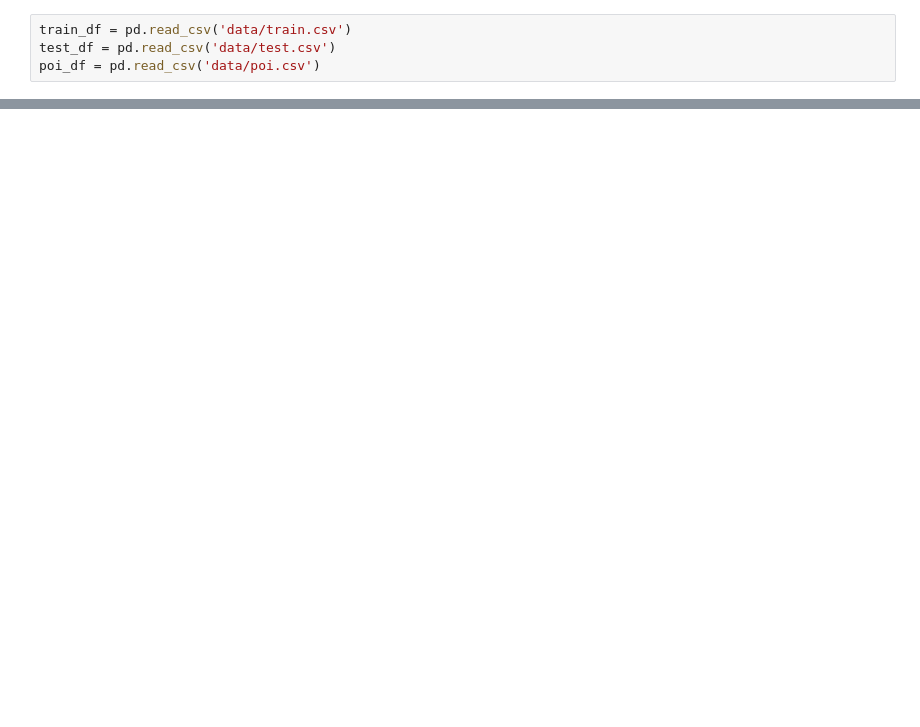
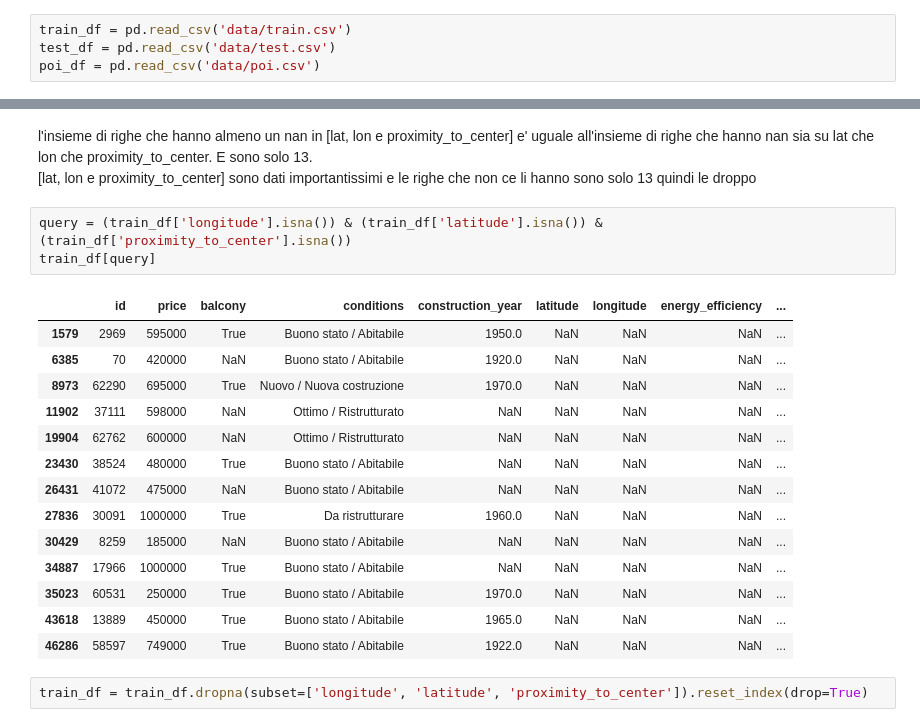
Before and after one commit to VincenzoImp/House-Prices-Prediction, a Jupyter notebook: script.ipynb, the cells around one changed output, grey strips where cells are left out. Saved outputs shown, nothing was run; the diff lists cells and outputs as text; blank space fills up the shorter version.

```diff
--- a/script.ipynb
+++ b/script.ipynb
@@ -511,0 +128,24 @@ It should be noted that the test set was only used to evaluate the model and was
+# %% [markdown]
+l'insieme di righe che hanno almeno un nan in [lat, lon e proximity_to_center] e' uguale all'insieme di righe che hanno nan sia su lat che lon che proximity_to_center. E sono solo 13.
+\
+[lat, lon e proximity_to_center] sono dati importantissimi e le righe che non ce li hanno sono solo 13 quindi le droppo
+# %%
+query = (train_df['longitude'].isna()) & (train_df['latitude'].isna()) & (train_df['proximity_to_center'].isna())
+train_df[query]
+# %% [output]
+|  | id | price | balcony | conditions | construction_year | latitude | longitude | energy_efficiency | ... |
+| 1579 | 2969 | 595000 | True | Buono stato / Abitabile | 1950.0 | NaN | NaN | NaN | ... |
+| 6385 | 70 | 420000 | NaN | Buono stato / Abitabile | 1920.0 | NaN | NaN | NaN | ... |
+| 8973 | 62290 | 695000 | True | Nuovo / Nuova costruzione | 1970.0 | NaN | NaN | NaN | ... |
+| 11902 | 37111 | 598000 | NaN | Ottimo / Ristrutturato | NaN | NaN | NaN | NaN | ... |
+| 19904 | 62762 | 600000 | NaN | Ottimo / Ristrutturato | NaN | NaN | NaN | NaN | ... |
+| 23430 | 38524 | 480000 | True | Buono stato / Abitabile | NaN | NaN | NaN | NaN | ... |
+| 26431 | 41072 | 475000 | NaN | Buono stato / Abitabile | NaN | NaN | NaN | NaN | ... |
+| 27836 | 30091 | 1000000 | True | Da ristrutturare | 1960.0 | NaN | NaN | NaN | ... |
+| 30429 | 8259 | 185000 | NaN | Buono stato / Abitabile | NaN | NaN | NaN | NaN | ... |
+| 34887 | 17966 | 1000000 | True | Buono stato / Abitabile | NaN | NaN | NaN | NaN | ... |
+| 35023 | 60531 | 250000 | True | Buono stato / Abitabile | 1970.0 | NaN | NaN | NaN | ... |
+| 43618 | 13889 | 450000 | True | Buono stato / Abitabile | 1965.0 | NaN | NaN | NaN | ... |
+| 46286 | 58597 | 749000 | True | Buono stato / Abitabile | 1922.0 | NaN | NaN | NaN | ... |
+# %%
+train_df = train_df.dropna(subset=['longitude', 'latitude', 'proximity_to_center']).reset_index(drop=True)
```
Also changed, not shown: parts of 111 cells of this notebook, 1 other file.
